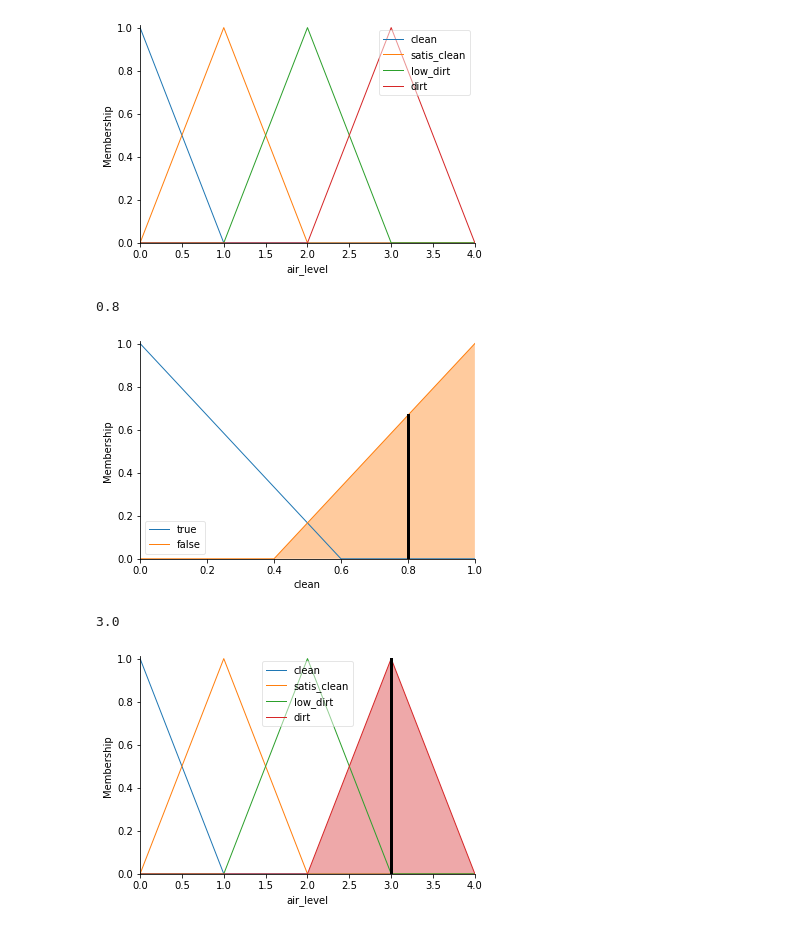
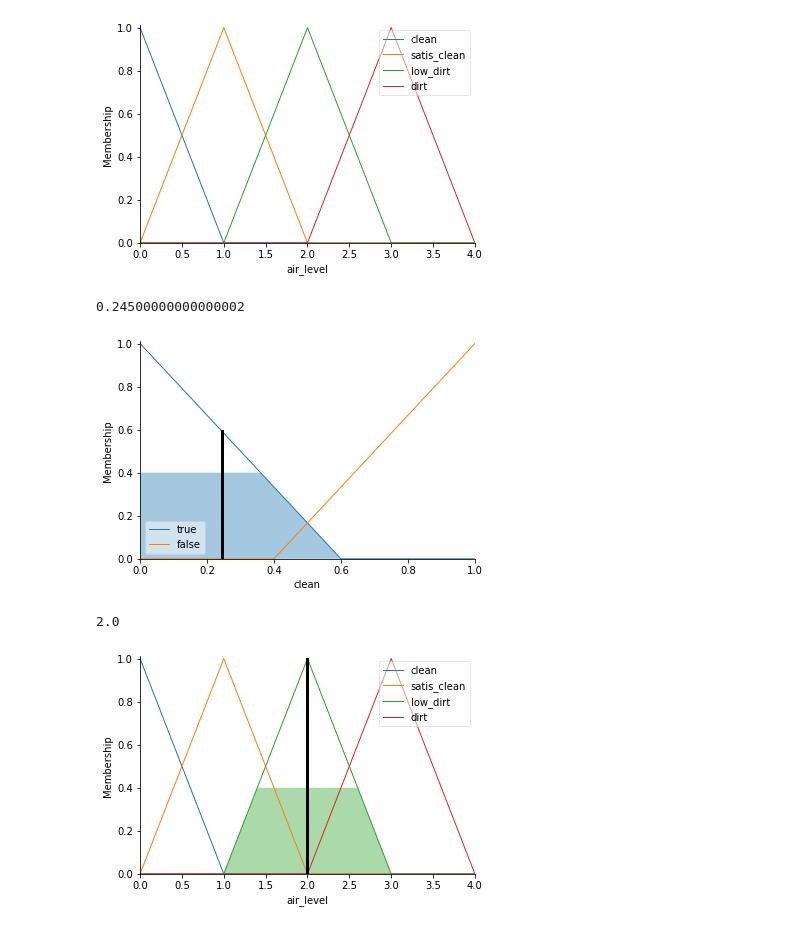
Before and after one commit to nemelkiy/flogic, a Jupyter notebook: flogic.ipynb, the cells around one changed output. Saved outputs shown, nothing was run; the diff lists cells and outputs as text; code cells hidden in the pictures.

```diff
--- a/flogic.ipynb
+++ b/flogic.ipynb
@@ -102,6 +102,8 @@ rule7 = ctrl.Rule(co2['very_low'] & STFc['mid'] & STFs['mid'] & oxigen['mid'],
 rule8 = ctrl.Rule(co2['very_low'] & STFc['low'] & STFs['low'] & oxigen['mid'],
                   [clean['true'], air_level['satis_clean']])
 rule9 = ctrl.Rule(co2['very_low'] & STFc['mid'] & STFs['low'] & oxigen['mid'],
+                  [clean['true'], air_level['satis_clean']])
+rule37 = ctrl.Rule(co2['low'] & STFc['low'] & STFs['low'] & oxigen['low'],
                   [clean['true'], air_level['satis_clean']])
 
 rule10 = ctrl.Rule(co2['mid'] & STFc['mid'] & STFs['mid'] & oxigen['high'],
@@ -155,31 +157,33 @@ rule34 = ctrl.Rule(co2['very_low'] & STFc['very_low'] & STFs['very_low'] & oxige
                   [clean['false']])
 rule35 = ctrl.Rule(co2['high'] & STFc['high'] & STFs['high'] & oxigen['high'],
                   [clean['false'], air_level['dirt']])
+rule36 = ctrl.Rule(co2['high'] & STFc['mid'] & STFs['mid'] & oxigen['high'],
+                  [clean['false'], air_level['dirt']])
 # %%
 rules_base = [rule1, rule2, rule3, rule4, rule5, rule6, rule7, rule8, rule9, rule10,
               rule11, rule12, rule13, rule14, rule15, rule16, rule17, rule18, rule19,
               rule20, rule21, rule23, rule24, rule25, rule26, rule27,
-              rule28, rule29, rule30, rule31, rule32, rule33, rule34, rule35]
+              rule28, rule29, rule30, rule31, rule32, rule33, rule34, rule35, rule36, rule37]
 
 mark_ctrl = ctrl.ControlSystem(rules_base)
 # %%
 marking = ctrl.ControlSystemSimulation(mark_ctrl)
 # %%
 # Проверка системы
-marking.input['co2'] = 10
-marking.input['STFc'] =300
-marking.input['STFs'] = 300
-marking.input['oxigen'] = 1000
+marking.input['co2'] = 0.05
+marking.input['STFc'] = 20
+marking.input['STFs'] = 110
+marking.input['oxigen'] = 18
 marking.compute()
 
 print(marking.output['clean'])
 clean.view(sim=marking)
 # %% [output]
-0.8
+0.24500000000000002
-[figure, old version]
+[figure, new version]
 # %%
 print(marking.output['air_level'])
 air_level.view(sim=marking)
 # %% [output]
-3.0
+2.0
-[figure, old version]
+[figure, new version]
```
